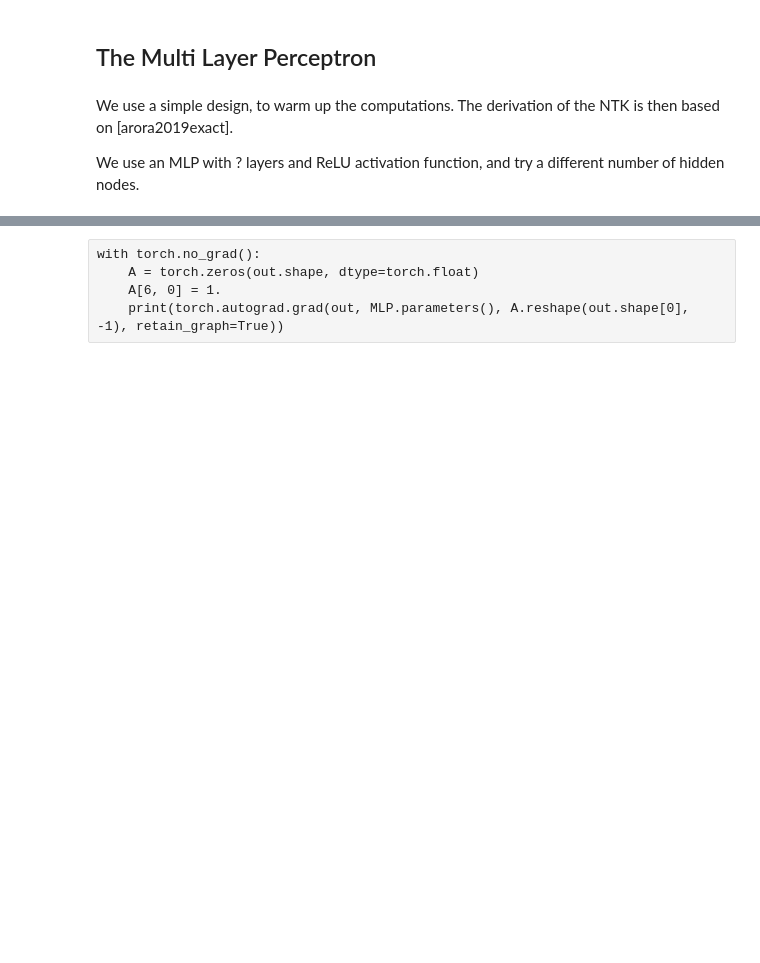
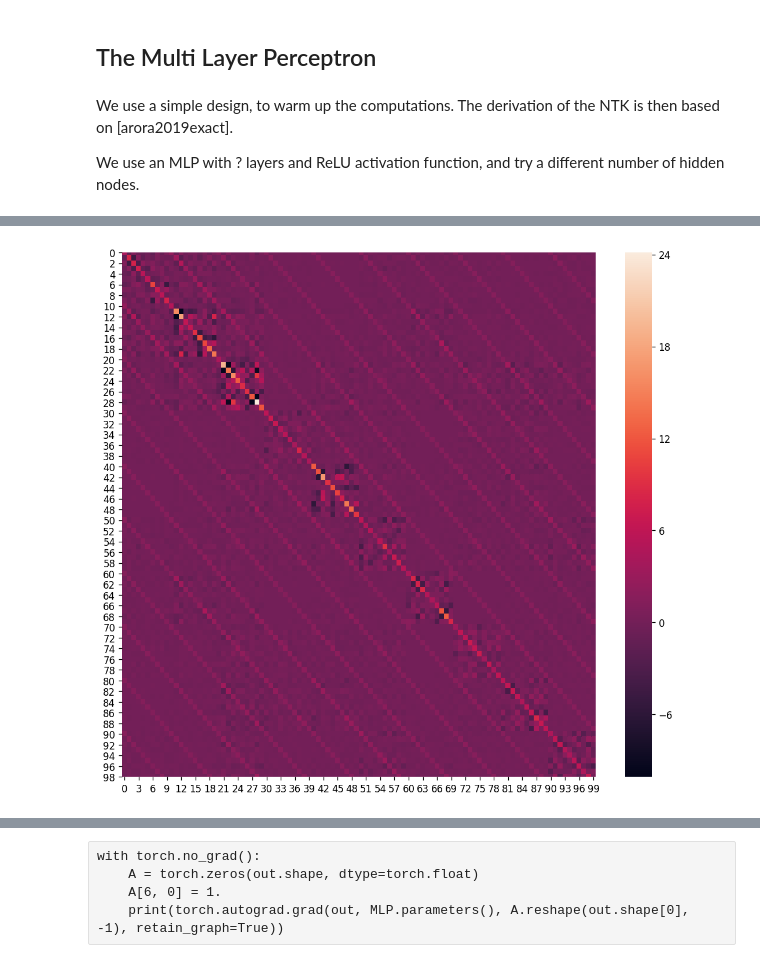
Before and after one commit to WilliamCappelletti/CNTK, a Jupyter notebook: src/notebooks/CNTK.ipynb, the cells around one changed output, grey strips where cells are left out. Drawn from its saved outputs; the diff is of its cells as text; code cells hidden in the pictures; blank space fills up the shorter version.

Commit message:
improved kernel computation

```diff
--- a/src/notebooks/CNTK.ipynb
+++ b/src/notebooks/CNTK.ipynb
@@ -66,7 +67,7 @@ The MNIST dataset consist in grayscale images of handwritten digits, whose size
 
 We use 1000 samples for train and we study the Kernel on a test of 100 samples, representing each class (digit).
 # %%
-train_size = 1000
+train_size = 100
 test_size= 100
 # %%
 transform =torchvision.transforms.Compose([
@@ -152,32 +156,39 @@ def compute_kernel_slow(X, net):
 # %%
 import copy
 
-def compute_kernel(X, net):
+def compute_kernel(X, net, device=None):
+    if device is None:
+        device = 'cuda' if torch.cuda.is_available() else 'cpu'
+        net = net.to(device)
+        X = X.to(device)
+
     net.zero_grad()
-    net1 = copy.deepcopy(net)
     out = net(X)
 
     n_samples, dim_out = out.shape
+    n_params = sum(par.numel() for par in MLP.parameters() if par.requires_grad)
 
-    kernel = torch.zeros([n_samples * dim_out] * 2, dtype=torch.float)
+    kernel = torch.zeros([n_samples * dim_out] * 2, dtype=torch.float).to(device)
 
     with torch.no_grad():
         # compute the jacobians
-        Jac = {}
-        for x in range(n_samples):
+        Jac = torch.zeros(n_samples, dim_out, n_params)
+        for x in tqdm(range(n_samples), desc='Compute the jacobians'):
             for i in range(dim_out):
                 direction = torch.zeros_like(out, dtype=torch.float)
                 direction[x, i] = 1.
-                Jac[(x, i)] = torch.autograd.grad(out, net.parameters(), direction, retain_graph=True)
+                # Note, if we manage to flatten in one tensor each dic entry, we can use it a tensor as well.
+                JacList = torch.autograd.grad(out, net.parameters(), direction, retain_graph=True)
+
+                Jac[x, i] = torch.cat(tuple(map(lambda par: par.reshape(-1) , JacList)))
+
 
         # compute the kernel value
-        for x in range(n_samples):
+        for x in tqdm(range(n_samples), desc='Compute the kernel'):
             for x1 in range(x, n_samples):
                 for i in range(dim_out):
-                    for j in range(i, dim_out):
-                        kernelValue = 0.
-                        for grad, grad1 in zip(Jac[(x, i)], Jac[(x1, j)]):
-                           kernelValue += torch.sum(grad * grad1)
+                    for j in range(dim_out):
+                        kernelValue = torch.sum(Jac[x,i] * Jac[x1, j])
 
                         kernel[dim_out * x + i, dim_out * x1 + j] = kernelValue
                         kernel[dim_out * x1 + j, dim_out * x + i] = kernelValue
@@ -192,5 +203,5 @@ MLP = nn.Sequential(nn.Flatten(), nn.Linear(784, n_hidden_nodes),
                     nn.Linear(n_hidden_nodes, 10))
 # %%
 %%time
-compute_kernel(images, MLP)
+kernel = compute_kernel(images, MLP)
 # %% [output]
@@ -197,0 +212,6 @@ KeyboardInterrupt:
+# %%
+fig, ax = plt.subplots(figsize=(11,10), dpi=120)
+sns.heatmap(kernel[:100,:100].cpu(), ax=ax)
+plt.show()
+# %% [output]
+[figure, added]
```
Also changed, not shown: parts of 5 cells of this notebook.
